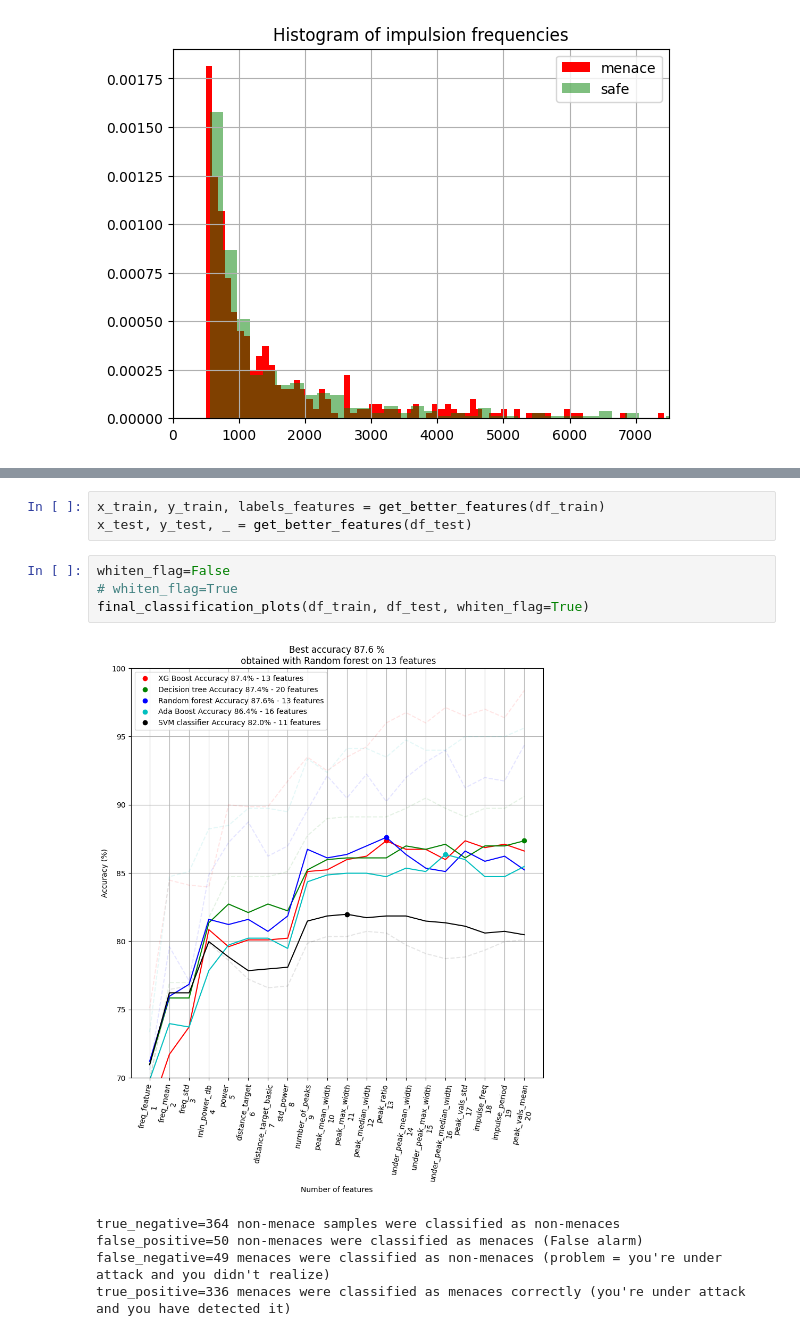
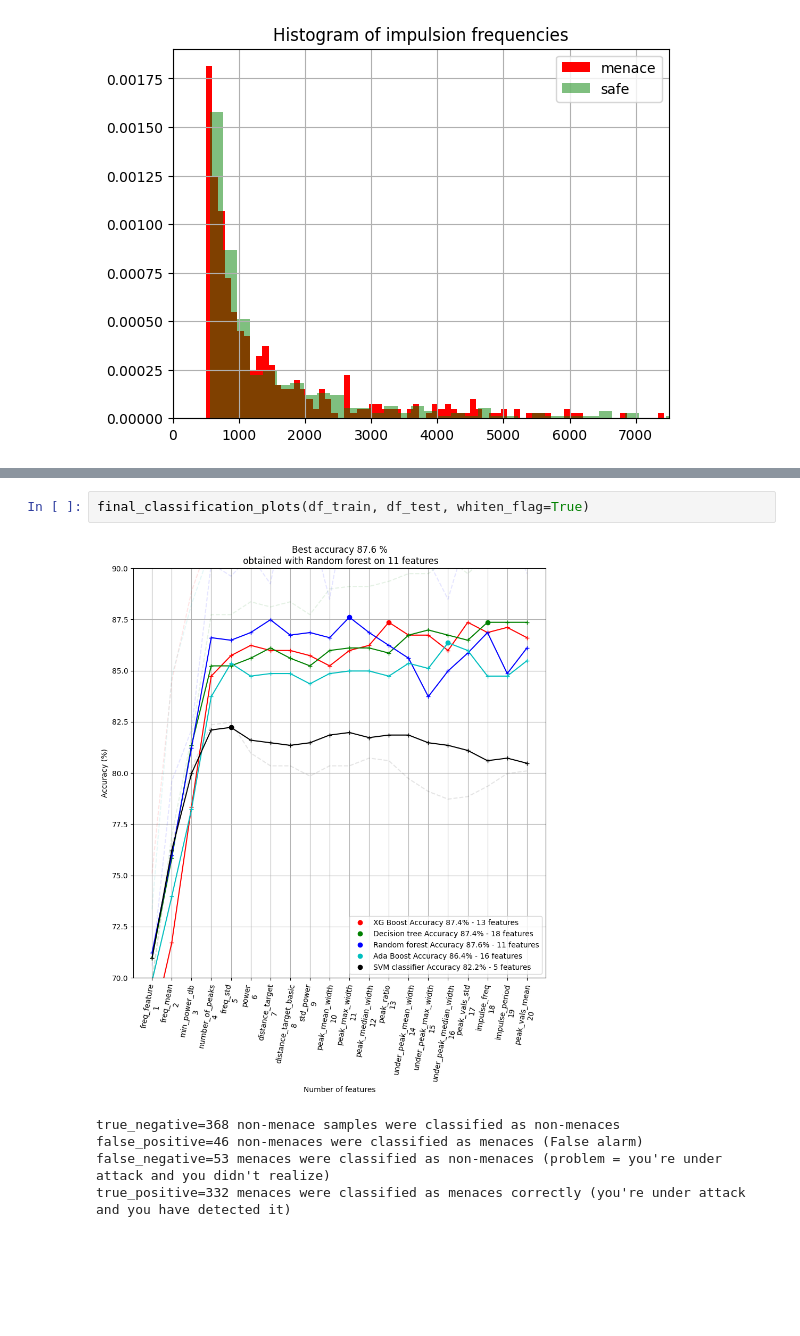
Before and after one commit to balthazarneveu/MVA23_SIGNAL, a Jupyter notebook: lab_02/rapport.ipynb, the cells around one changed output, grey strips where cells are left out. Saved outputs shown, nothing was run; the diff lists cells and outputs as text; blank space fills up the shorter version.

```diff
--- a/lab_02/rapport.ipynb
+++ b/lab_02/rapport.ipynb
@@ -281,14 +293,9 @@ plt.show()
-# %%
-x_train, y_train, labels_features = get_better_features(df_train)
-x_test, y_test, _ = get_better_features(df_test)
 # %%
-whiten_flag=False
-# whiten_flag=True
 final_classification_plots(df_train, df_test, whiten_flag=True)
 # %% [output]
-[figure, old version]
+[figure, new version]
-true_negative=364 non-menace samples were classified as non-menaces
-false_positive=50 non-menaces were classified as menaces (False alarm)
-false_negative=49 menaces were classified as non-menaces (problem = you're under attack and you didn't realize)
-true_positive=336 menaces were classified as menaces correctly (you're under attack and you have detected it)
+true_negative=368 non-menace samples were classified as non-menaces
+false_positive=46 non-menaces were classified as menaces (False alarm)
+false_negative=53 menaces were classified as non-menaces (problem = you're under attack and you didn't realize)
+true_positive=332 menaces were classified as menaces correctly (you're under attack and you have detected it)
 # %% [markdown]
```
Also changed, not shown: parts of 4 cells of this notebook, 2 other files.
